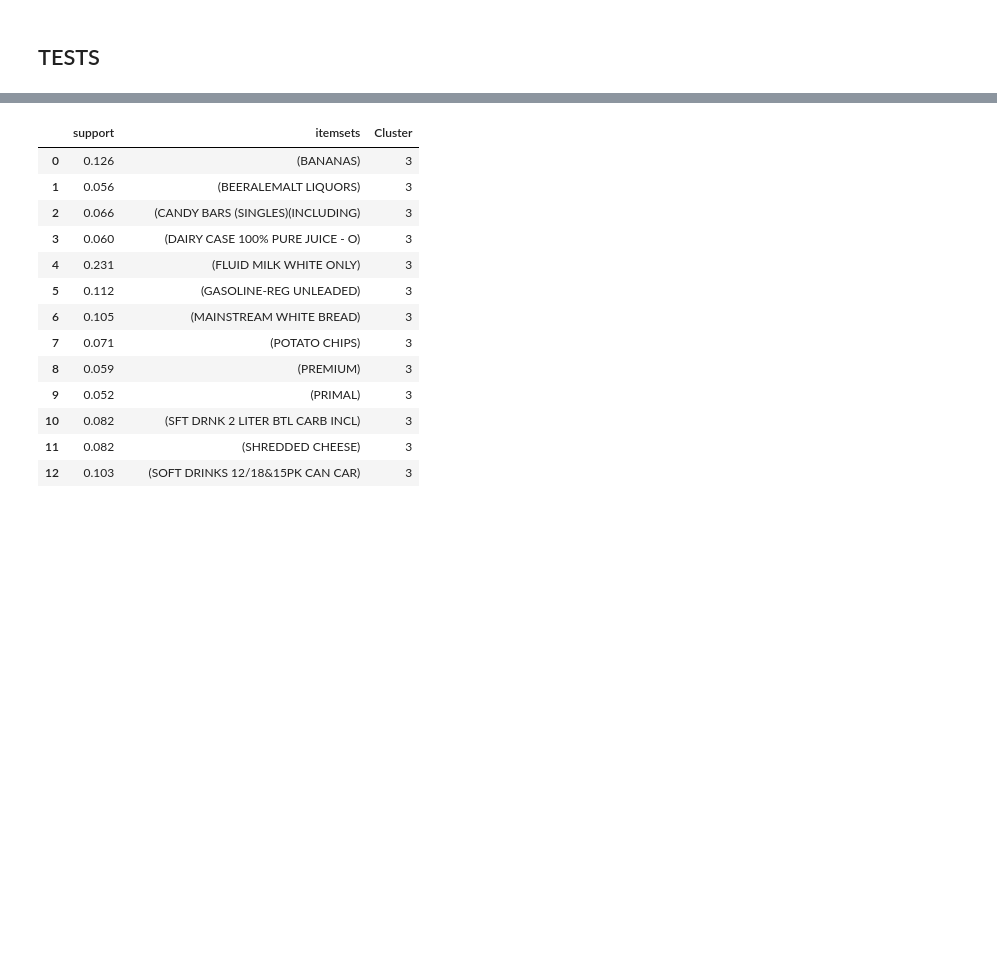
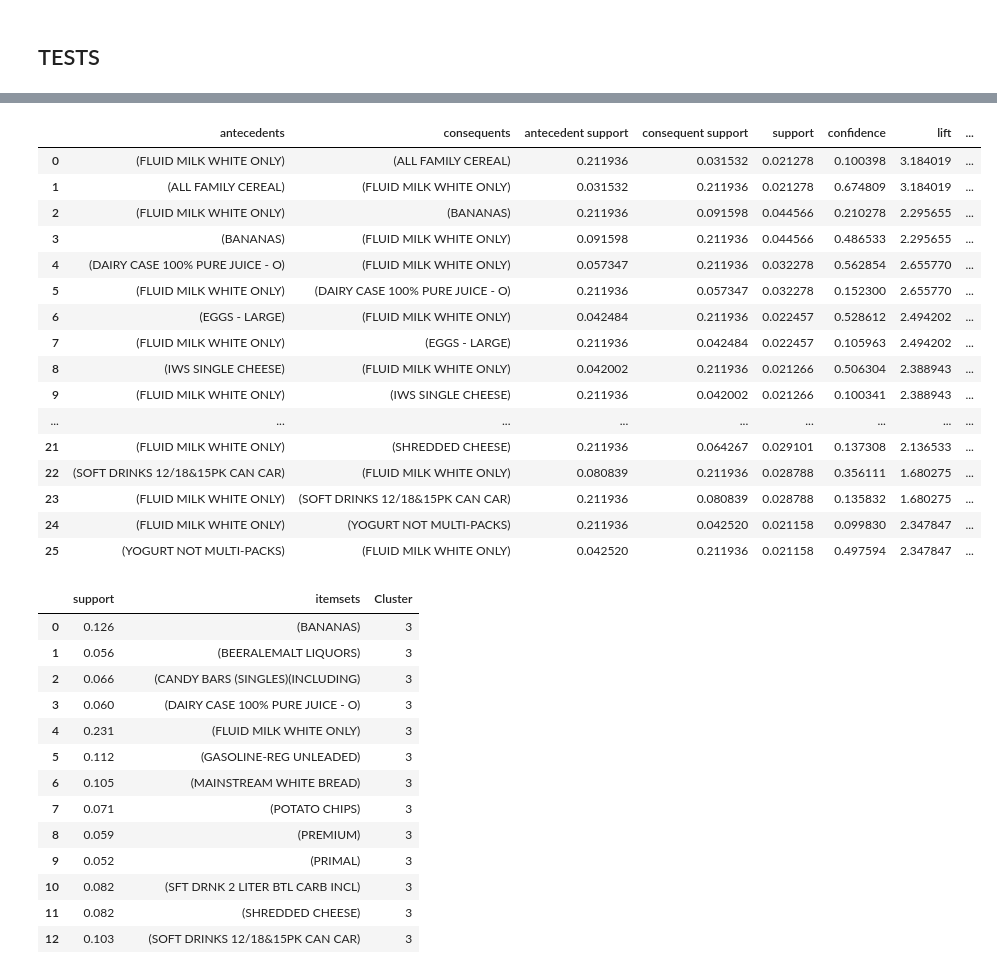
Before and after one commit to antoniooliveira03/Projects, a Jupyter notebook: NTT Project/06_Assoc_Rules.ipynb, the cells around one changed output, grey strips where cells are left out. Drawn from its saved outputs; the diff is of its cells as text; code cells hidden in the pictures; blank space fills up the shorter version.

Commit message:
assoc rules file to put in powerbi

```diff
--- a/NTT Project/06_Assoc_Rules.ipynb
+++ b/NTT Project/06_Assoc_Rules.ipynb
@@ -104,7 +104,7 @@ functions.product_rules(cluster_0)
 # %% [markdown]
 ## TESTS
 # %%
-
+### NOT ORIGINAL FUNCION
 from mlxtend.preprocessing import TransactionEncoder
 from mlxtend.frequent_patterns import association_rules, apriori
 
@@ -152,18 +152,16 @@ def category_rules(cluster,prod, column):
     transactions_items, min_support=0.05, use_colnames=True
     )
 
-    display(frequent_itemsets_grocery.sort_values(by='support', ascending=False).head(10))
+   # display(frequent_itemsets_grocery.sort_values(by='support', ascending=False))
 
     frequent_itemsets_grocery_iter = apriori(
-    transactions_items, min_support=0.02, use_colnames=True
+        transactions_items, min_support=0.02, use_colnames=True
     )
 
     # We'll use a confidence level of 20%
     rules_grocery_iter = association_rules(frequent_itemsets_grocery_iter,
                                   metric="confidence",
-                                  min_threshold=0.2)
+                                  min_threshold=0.05)
 
-    display(rules_grocery_iter.sort_values(by='lift', ascending=False).head(10))
-
-
-    return frequent_itemsets_grocery
+    #display(rules_grocery_iter.sort_values(by='lift', ascending=False))
+    return rules_grocery_iter
@@ -213,5 +168,14 @@ category_rules(cluster_3, prod, 'sub_commodity_desc')
 # %%
-frequent_itemsets_grocery_0 = category_rules(cluster_0, prod, 'sub_commodity_desc')
-frequent_itemsets_grocery_1 = category_rules(cluster_1, prod, 'sub_commodity_desc')
-frequent_itemsets_grocery_2 = category_rules(cluster_2, prod, 'sub_commodity_desc')
-frequent_itemsets_grocery_3 = category_rules(cluster_3, prod, 'sub_commodity_desc')
+pd.set_option('display.max_rows', None)
+
+# frequent_itemsets_grocery_0 = category_rules(cluster_0, prod, 'sub_commodity_desc')
+# frequent_itemsets_grocery_1 = category_rules(cluster_1, prod, 'sub_commodity_desc')
+# frequent_itemsets_grocery_2 = category_rules(cluster_2, prod, 'sub_commodity_desc')
+# frequent_itemsets_grocery_3 = category_rules(cluster_3, prod, 'sub_commodity_desc')
+
+
+
+rules_grocery_iter_0 = category_rules(cluster_0, prod, 'sub_commodity_desc')
+rules_grocery_iter_1 = category_rules(cluster_1, prod, 'sub_commodity_desc')
+rules_grocery_iter_2 = category_rules(cluster_2, prod, 'sub_commodity_desc')
+rules_grocery_iter_3 = category_rules(cluster_3, prod, 'sub_commodity_desc')
@@ -307,8 +182,34 @@ frequent_itemsets_grocery_3 = category_rules(cluster_3, prod, 'sub_commodity_des
 # %%
+'''
 frequent_itemsets_grocery_0['Cluster'] = 0
 frequent_itemsets_grocery_1['Cluster'] = 1
 frequent_itemsets_grocery_2['Cluster'] = 2
 frequent_itemsets_grocery_3['Cluster'] = 3
+'''
+rules_grocery_iter_0['Cluster'] = 0
+rules_grocery_iter_1['Cluster'] = 1
+rules_grocery_iter_2['Cluster'] = 2
+rules_grocery_iter_3['Cluster'] = 3
+# %%
+rules_grocery_iter_0
+# %% [output]
+|  | antecedents | consequents | antecedent support | consequent support | support | confidence | lift | ... |
+| 0 | (FLUID MILK WHITE ONLY) | (ALL FAMILY CEREAL) | 0.211936 | 0.031532 | 0.021278 | 0.100398 | 3.184019 | ... |
+| 1 | (ALL FAMILY CEREAL) | (FLUID MILK WHITE ONLY) | 0.031532 | 0.211936 | 0.021278 | 0.674809 | 3.184019 | ... |
+| 2 | (FLUID MILK WHITE ONLY) | (BANANAS) | 0.211936 | 0.091598 | 0.044566 | 0.210278 | 2.295655 | ... |
+| 3 | (BANANAS) | (FLUID MILK WHITE ONLY) | 0.091598 | 0.211936 | 0.044566 | 0.486533 | 2.295655 | ... |
+| 4 | (DAIRY CASE 100% PURE JUICE - O) | (FLUID MILK WHITE ONLY) | 0.057347 | 0.211936 | 0.032278 | 0.562854 | 2.655770 | ... |
+| 5 | (FLUID MILK WHITE ONLY) | (DAIRY CASE 100% PURE JUICE - O) | 0.211936 | 0.057347 | 0.032278 | 0.152300 | 2.655770 | ... |
+| 6 | (EGGS - LARGE) | (FLUID MILK WHITE ONLY) | 0.042484 | 0.211936 | 0.022457 | 0.528612 | 2.494202 | ... |
+| 7 | (FLUID MILK WHITE ONLY) | (EGGS - LARGE) | 0.211936 | 0.042484 | 0.022457 | 0.105963 | 2.494202 | ... |
+| 8 | (IWS SINGLE CHEESE) | (FLUID MILK WHITE ONLY) | 0.042002 | 0.211936 | 0.021266 | 0.506304 | 2.388943 | ... |
+| 9 | (FLUID MILK WHITE ONLY) | (IWS SINGLE CHEESE) | 0.211936 | 0.042002 | 0.021266 | 0.100341 | 2.388943 | ... |
+| ... | ... | ... | ... | ... | ... | ... | ... | ... |
+| 21 | (FLUID MILK WHITE ONLY) | (SHREDDED CHEESE) | 0.211936 | 0.064267 | 0.029101 | 0.137308 | 2.136533 | ... |
+| 22 | (SOFT DRINKS 12/18&15PK CAN CAR) | (FLUID MILK WHITE ONLY) | 0.080839 | 0.211936 | 0.028788 | 0.356111 | 1.680275 | ... |
+| 23 | (FLUID MILK WHITE ONLY) | (SOFT DRINKS 12/18&15PK CAN CAR) | 0.211936 | 0.080839 | 0.028788 | 0.135832 | 1.680275 | ... |
+| 24 | (FLUID MILK WHITE ONLY) | (YOGURT NOT MULTI-PACKS) | 0.211936 | 0.042520 | 0.021158 | 0.099830 | 2.347847 | ... |
+| 25 | (YOGURT NOT MULTI-PACKS) | (FLUID MILK WHITE ONLY) | 0.042520 | 0.211936 | 0.021158 | 0.497594 | 2.347847 | ... |
 # %%
 frequent_itemsets_grocery_3
 # %% [output]
```
Also changed, not shown: parts of 3 cells of this notebook.
